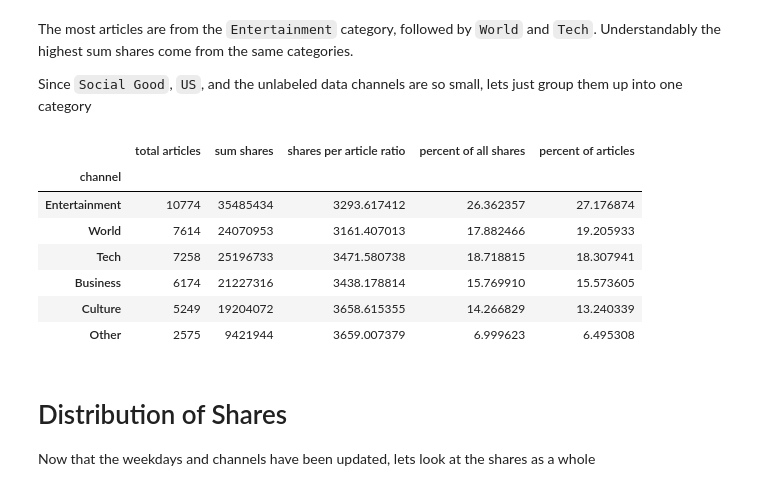
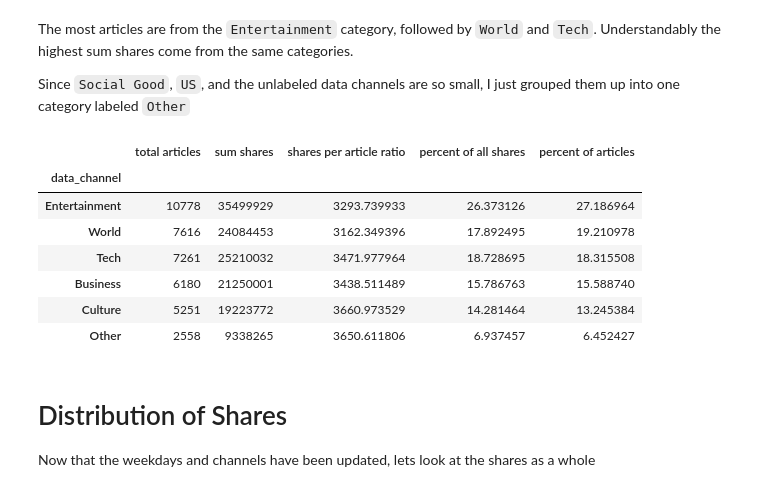
Before and after one commit to taracrutchfield/CapstoneTwo_ArticleShares, a Jupyter notebook: Data Wrangling - Cleaning.ipynb, the cells around one changed output. Saved outputs shown, nothing was run; the diff lists cells and outputs as text; code cells hidden in the pictures.

```diff
--- a/Data Wrangling - Cleaning.ipynb
+++ b/Data Wrangling - Cleaning.ipynb
@@ -7,10 +7,11 @@ import numpy as np
 raw = pd.read_csv("OnlineNewsPopularity.csv")
 
 # Using some webscraping, I went and found some more accurate values for data channel and added dates
-channel_update = pd.read_csv("DatesAndChannels.csv")
+channel_update = pd.read_csv("Updated_Data.csv")
+channel_update
 
 # Join the two datasets on the urls
-data = raw.join(channel_update.set_index('url'), on='url')
+data = raw.join(channel_update.set_index('url'), on='url').set_index('url')
 # %%
 data.info()
 # %% [output]
@@ -40,5 +41,7 @@ Not all the weekday entries could be found in the webscrape so here I'm replacin
 # %%
 # Renaming the old columns for ease.
+print(data.weekday.unique())
+
 old_label = iter(['weekday_is_monday', 'weekday_is_tuesday','weekday_is_wednesday', 'weekday_is_thursday',
                   'weekday_is_friday','weekday_is_saturday', 'weekday_is_sunday'])
 new_label= ['Mon','Tue','Wed','Thu','Fri','Sat','Sun']
@@ -46,24 +49,25 @@ label_map = {next(old_label):label for label in new_label}
 data = data.rename(columns=label_map)
 
 # replace nulls in 'weekday' with entries from the original dataset
-if len(data[data['weekday']=='Null']) != 0 or len(data[data['weekday'].isnull()]['weekday']) != 0 :
+if len(data[data.weekday.isnull()]) != 0 :
 
-    days_of_week = ['Mon','Tue', 'Wed', 'Thu', 'Fri', 'Sat', 'Sun']
+    index_of_nulls = list(data[data.weekday.isnull()].index) + list(data[data.weekday=='Null'].index)
 
-    index_of_nulls = list(data[data['weekday'].isnull()]['weekday'].index) + list(data[data['weekday']=='Null'].index)
-
-    days_melt = pd.melt(data.reset_index(),id_vars=['index'],value_vars=days_of_week,var_name='day of the week')
-    days_melt = days_melt[days_melt['value']==1]
+    days_melt = pd.melt(data.reset_index(),id_vars=['url'],value_vars=new_label,var_name='day of the week')
+    days_melt = days_melt[days_melt.value==1]
 
     for index in index_of_nulls:
-        weekday = list(days_melt[days_melt['index'] == index]['day of the week'])
+        weekday = list(days_melt[days_melt['url'] == index]['day of the week'])
         data.at[index,'weekday'] = weekday[0]
 
 # drop the original columns
-
-for col in ['Mon','Tue','Wed','Thu','Fri','Sat','Sun']:
+for col in new_label:
     if col in data.columns:
         data=data.drop([col], axis=1)
 
 print(data.weekday.unique())
+
+# get rid of timedelta
+if 'timedelta' in data.columns:
+        data=data.drop('timedelta', axis=1)
 # %% [output]
@@ -122,4 +127,6 @@ Lets drop the original data channels columns and make sure to label all the n/a
 # %%
+print(data.data_channel.unique())
+
 # drop columns
 uness_col = ['data_channel_is_lifestyle',' data_channel_is_entertainment', 'data_channel_is_bus',
            'data_channel_is_socmed', 'data_channel_is_tech','data_channel_is_world','is_weekend']
@@ -128,11 +135,10 @@ for col in uness_col:
     if col in data.columns:
         data=data.drop([col], axis=1)
 
+# make sure any n/a are correctly catergorized as 'Unlabeled'
+if len(data[data.data_channel.isnull()]) != 0:
+    for index in list(data[data.data_channel.isnull()].index):
+        data.at[index,'data_channel'] = 'Unlabeled'
 
-# make sure any n/a are correctly catergorized as 'Unlabeled'
-if len(data[data['channel'].isnull()]['channel']) != 0:
-    for index in list(data[data['channel'].isnull()]['channel'].index):
-        data.at[index,'channel'] = 'Unlabeled'
-
-print(data.channel.unique())
+print(data.data_channel.unique())
 # %% [output]
@@ -156,19 +162,19 @@ break_down('channel')
 # %% [markdown]
 The most articles are from the `Entertainment` category, followed by `World` and `Tech`. Understandably the highest sum shares come from the same categories.
 
-Since `Social Good`, `US`, and the unlabeled data channels are so small, lets just group them up into one category
+Since `Social Good`, `US`, and the unlabeled data channels are so small, I just grouped them up into one category labeled `Other`
 # %%
-data['channel'] = data['channel'].replace(['Social Good','U.S.','Unlabeled'],'Other')
-break_down('channel')
+data['data_channel'] = data['data_channel'].replace(['Social Good','U.S.','Unlabeled'],'Other')
+break_down('data_channel')
 # %% [output]
 |  | total articles | sum shares | shares per article ratio | percent of all shares | percent of articles |
-| channel |  |  |  |  |  |
-| Entertainment | 10774 | 35485434 | 3293.617412 | 26.362357 | 27.176874 |
-| World | 7614 | 24070953 | 3161.407013 | 17.882466 | 19.205933 |
-| Tech | 7258 | 25196733 | 3471.580738 | 18.718815 | 18.307941 |
-| Business | 6174 | 21227316 | 3438.178814 | 15.769910 | 15.573605 |
-| Culture | 5249 | 19204072 | 3658.615355 | 14.266829 | 13.240339 |
-| Other | 2575 | 9421944 | 3659.007379 | 6.999623 | 6.495308 |
+| data_channel |  |  |  |  |  |
+| Entertainment | 10778 | 35499929 | 3293.739933 | 26.373126 | 27.186964 |
+| World | 7616 | 24084453 | 3162.349396 | 17.892495 | 19.210978 |
+| Tech | 7261 | 25210032 | 3471.977964 | 18.728695 | 18.315508 |
+| Business | 6180 | 21250001 | 3438.511489 | 15.786763 | 15.588740 |
+| Culture | 5251 | 19223772 | 3660.973529 | 14.281464 | 13.245384 |
+| Other | 2558 | 9338265 | 3650.611806 | 6.937457 | 6.452427 |
 # %% [markdown]
 # Distribution of Shares
 Now that the weekdays and channels have been updated, lets look at the shares as a whole
```
Also changed, not shown: parts of 22 cells of this notebook, 7 other files.
